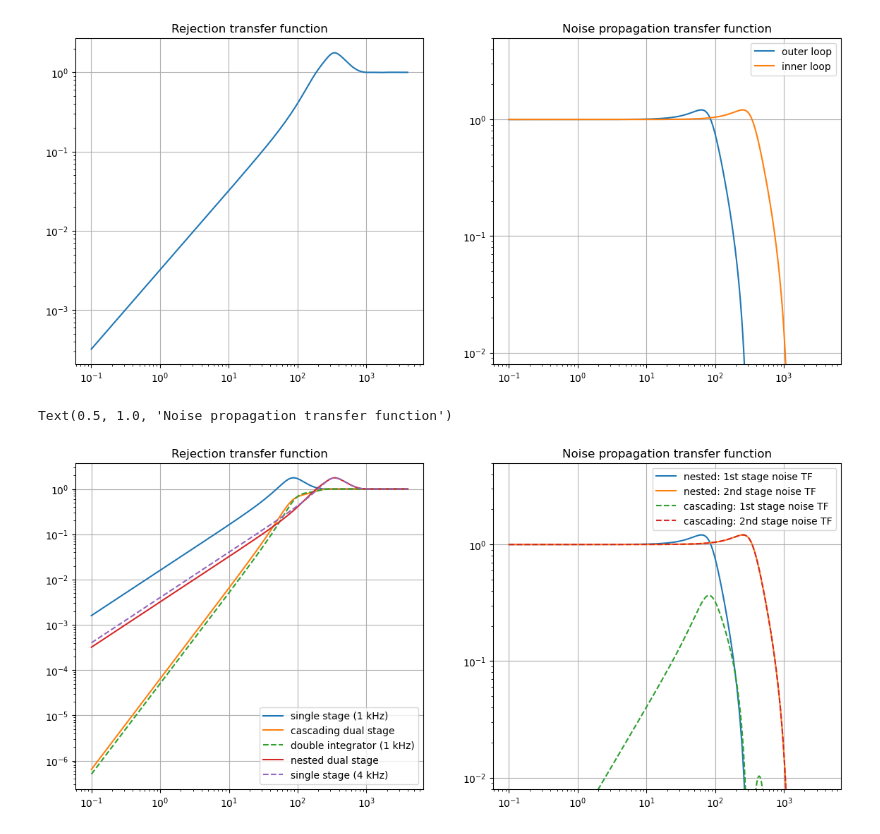
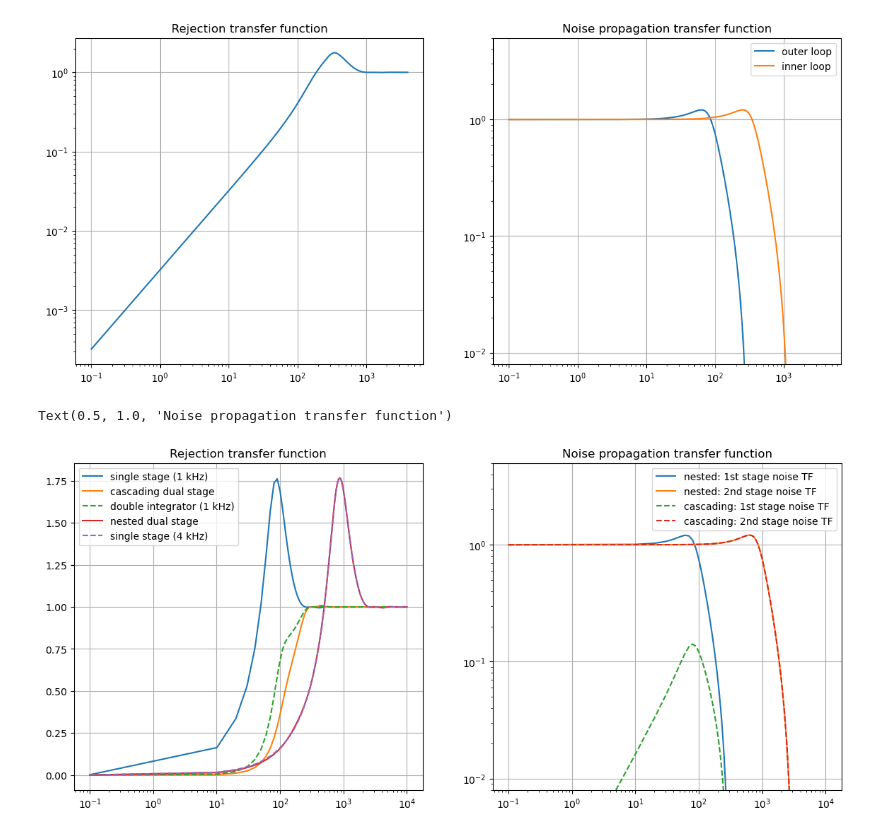
Before and after one commit to ArcetriAdaptiveOptics/ekarus, a Jupyter notebook: ekarus/notebooks/TestControl.ipynb, the cells around one changed output. Drawn from its saved outputs; the diff is of its cells as text; code cells hidden in the pictures.

```diff
--- a/ekarus/notebooks/TestControl.ipynb
+++ b/ekarus/notebooks/TestControl.ipynb
@@ -247,7 +247,7 @@ Text(0.5, 1.0, 'Noise propagation transfer function')
 # %%
 # Cascading
 f1 = 1000
-f2 = 4000
+f2 = 10000
 freq = xp.linspace(0.1,f2,1000)
 
 oltf1 = OLTF(Gopt,1/f1,2/f1,freq)
@@ -265,32 +265,32 @@ dint_tf = 1.0/(1.0+DOLTF(dGopt,1/f1,2/f1,freq))
 
 ntf1 = oltf1/(1+oltf1)
 ntf2 = oltf2/(1+oltf2)
 ntf12 = ntf1*1.0/(1.0+oltf2)
 
 plt.figure(figsize=(14,6))
 plt.subplot(1,2,1)
 plt.plot(xp.asnumpy(freq),xp.asnumpy(xp.abs(ssao_tf)),label='single stage (1 kHz)')
 plt.plot(xp.asnumpy(freq),xp.asnumpy(xp.abs(cascao_tf)),label='cascading dual stage')
 plt.plot(xp.asnumpy(freq),xp.asnumpy(xp.abs(dint_tf)),'--',label='double integrator (1 kHz)')
 plt.plot(xp.asnumpy(freq),xp.asnumpy(xp.abs(nestao_tf)),label='nested dual stage')
 plt.plot(xp.asnumpy(freq),xp.asnumpy(xp.abs(ssao4khz_tf)),'--',label='single stage (4 kHz)')
 plt.legend()
 plt.grid()
 plt.xscale('log')
-plt.yscale('log')
+# plt.yscale('log')
 plt.title('Rejection transfer function')
 
 plt.subplot(1,2,2)
 plt.plot(xp.asnumpy(freq),xp.asnumpy(xp.abs(ntf1)),label='nested: 1st stage noise TF')
 plt.plot(xp.asnumpy(freq),xp.asnumpy(xp.abs(ntf2)),label='nested: 2nd stage noise TF')
 plt.plot(xp.asnumpy(freq),xp.asnumpy(xp.abs(ntf12)),'--',label='cascading: 1st stage noise TF')
 plt.plot(xp.asnumpy(freq),xp.asnumpy(xp.abs(ntf2)),'--',label='cascading: 2nd stage noise TF')
 plt.legend()
 plt.grid()
 plt.xscale('log')
 plt.yscale('log')
 plt.ylim([8e-3,5])
 plt.title('Noise propagation transfer function')
 # %% [output]
 Text(0.5, 1.0, 'Noise propagation transfer function')
-[figure, old version]
+[figure, new version]
```
Also changed, not shown: 7 other files.
